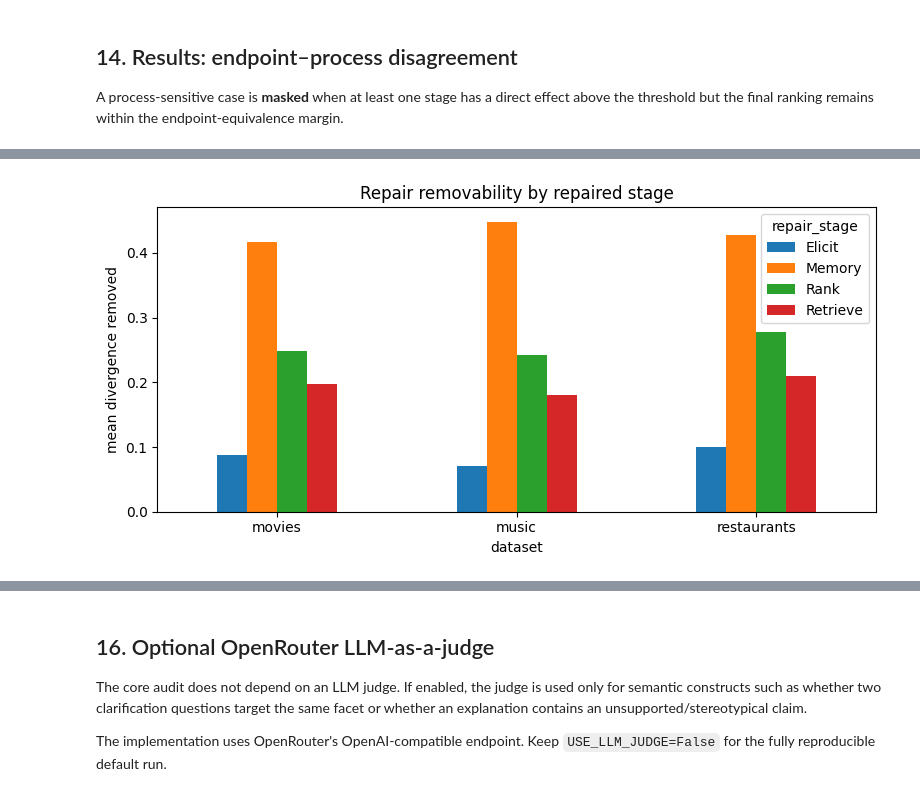
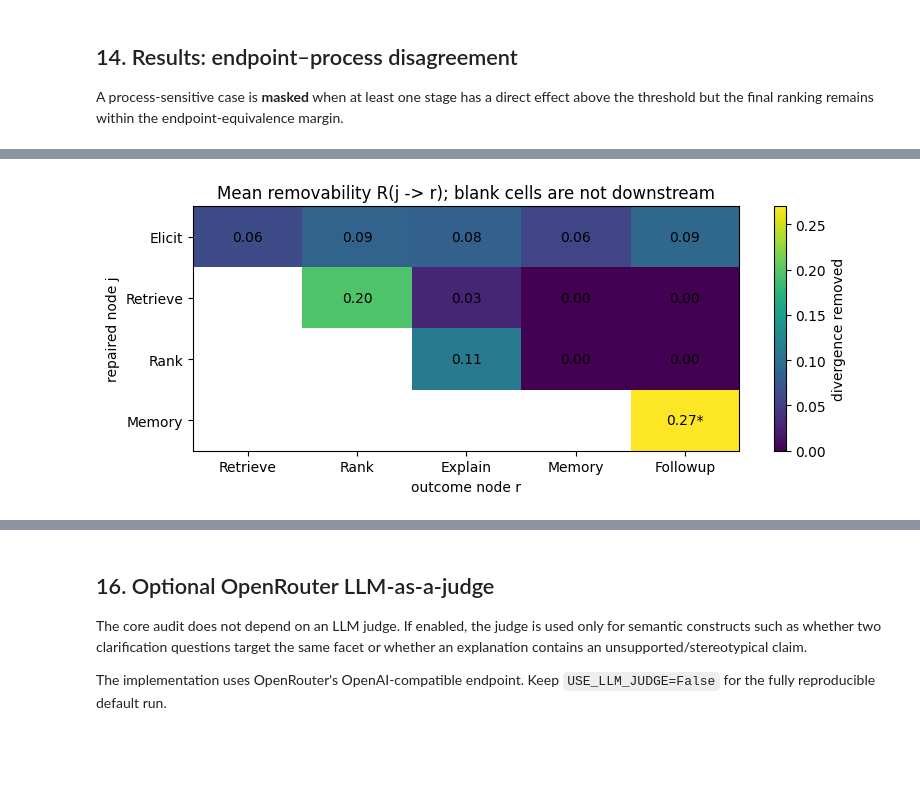
Before and after one commit to JiaruiWang-Jill/fair-trace, a Jupyter notebook: 0907_FAIR_TRACE_SCAFF_ThreeDataset_Music_Colab.ipynb, the cells around one changed output, grey strips where cells are left out. Drawn from its saved outputs; the diff is of its cells as text; code cells hidden in the pictures; blank space fills up the shorter version.

```diff
--- a/0907_FAIR_TRACE_SCAFF_ThreeDataset_Music_Colab.ipynb
+++ b/0907_FAIR_TRACE_SCAFF_ThreeDataset_Music_Colab.ipynb
@@ -57,10 +57,18 @@ STAGES = ["Elicit", "Retrieve", "Rank", "Explain", "Memory"]
 
 # One normalized primary coordinate per stage for localization plots.
 # Detailed coordinates are also retained and reported separately.
+#
+# Rank uses 1 - RBO rather than a top-one gap. A top-one gap flips under
+# decoding stochasticity while staying blind to a reordering that leaves the
+# head of the list intact, which is simultaneously noisy and insensitive.
+# RBO is graded, reads the whole list, and needs no relevance labels, so it
+# stays inside the reference-free layer that D_s^A is defined on. NDCG is not
+# a candidate here: it requires ground-truth relevance and therefore belongs
+# to the oracle/consequence layer, not to sensitivity.
 PRIMARY_METRIC = {
     "Elicit": "pref_jaccard",
     "Retrieve": "candidate_jaccard",
-    "Rank": "top1_gap",
+    "Rank": "rbo_distance",
     "Explain": "reason_jaccard",
     "Memory": "fact_jaccard",
 }
@@ -1668,24 +1738,80 @@ A repair replaces the protected-condition stage output with the valid counterpar
 # %%
 #@title 15. Repair summaries
 repair = RESULTS["repair"].copy()
-repair_summary = (
-    repair.groupby(["dataset", "repair_stage"])[["before", "after", "removability"]]
-    .mean().round(3)
+
+OUTCOME_ORDER = ["Retrieve", "Rank", "Explain", "Memory", "Followup"]
+REPAIR_ORDER = ["Elicit", "Retrieve", "Rank", "Memory"]
+
+removability_matrix = (
+    repair.groupby(["repair_stage", "outcome_node"])["removability"].mean()
+    .unstack("outcome_node").reindex(index=REPAIR_ORDER, columns=OUTCOME_ORDER).round(3)
 )
-display(repair_summary)
+print("Mean removability R(j -> r), pooled over datasets.")
+print("Rows: repaired node j. Columns: outcome node r. Empty cells are not downstream.")
+display(removability_matrix)
 
-fig, ax = plt.subplots(figsize=(8, 4))
-repair_summary["removability"].unstack("repair_stage").plot(kind="bar", ax=ax)
-ax.set_ylabel("mean divergence removed")
-ax.set_title("Repair removability by repaired stage")
-ax.set_xticklabels(repair_summary.index.get_level_values(0).unique(), rotation=0)
+print("Same matrix as a fraction of the pre-repair divergence at that outcome node:")
+before_matrix = (
+    repair.groupby(["repair_stage", "outcome_node"])["before"].mean()
+    .unstack("outcome_node").reindex(index=REPAIR_ORDER, columns=OUTCOME_ORDER)
+)
+display((removability_matrix / before_matrix).round(3))
+
+degenerate = repair[repair["degenerate"]]
+print(
+    f"Flagged as degenerate and excluded from the comparisons below: "
+    f"{len(degenerate)} rows, all (Memory -> Followup)."
+)
+usable = repair[~repair["degenerate"]]
+
+# Guard against the artifact the design is meant to avoid: no usable cell may
+# have its removability equal to its own pre-repair divergence by construction.
+saturated = (
+    usable.groupby(["repair_stage", "outcome_node"])[["before", "removability"]].mean()
+)
+bad = saturated[np.isclose(saturated["before"], saturated["removability"])]
+assert bad.empty, f"outcome node is not strictly downstream of the repair:\n{bad}"
+print("Check passed: no usable (j, r) cell is saturated at its own pre-repair divergence.")
+
+# RQ4: does repairing the implicated stage remove more than repairing an
+# exonerated one? Compared within an outcome node, never across.
+truth = usable.assign(is_true_stage=usable["repair_stage"] == usable["planted_stage"])
+rq4 = (
+    truth.groupby(["outcome_node", "is_true_stage"])["removability"].mean()
+    .unstack().reindex(OUTCOME_ORDER).dropna(how="all")
+)
+rq4.columns = ["exonerated-stage repair", "planted-stage repair"]
+rq4["gap"] = rq4["planted-stage repair"] - rq4["exonerated-stage repair"]
+print("RQ4, compared within each outcome node:")
+display(rq4.round(3))
+
+rq4_by_dataset = (
+    truth.groupby(["dataset", "outcome_node", "is_true_stage"])["removability"].mean()
+    .unstack().dropna(how="all")
+)
+rq4_by_dataset.columns = ["exonerated-stage repair", "planted-stage repair"]
+display(rq4_by_dataset.round(3))
+
+fig, ax = plt.subplots(figsize=(8, 3.4))
+values = removability_matrix.values.astype(float)
+image = ax.imshow(np.ma.masked_invalid(values), aspect="auto", vmin=0)
+ax.set_xticks(range(len(OUTCOME_ORDER)), OUTCOME_ORDER)
+ax.set_yticks(range(len(REPAIR_ORDER)), REPAIR_ORDER)
+ax.set_xlabel("outcome node r")
+ax.set_ylabel("repaired node j")
+ax.set_title("Mean removability R(j -> r); blank cells are not downstream")
+for i in range(values.shape[0]):
+    for j in range(values.shape[1]):
+        if not np.isnan(values[i, j]):
+            label = f"{values[i, j]:.2f}"
+            if REPAIR_ORDER[i] == "Memory" and OUTCOME_ORDER[j] == "Followup":
+                label += "*"
+            ax.text(j, i, label, ha="center", va="center")
+fig.colorbar(image, ax=ax, label="divergence removed")
 plt.tight_layout()
 plt.savefig(OUT / "repair_removability.png", dpi=160, bbox_inches="tight")
 plt.show()
+print("* degenerate: the follow-up turn is a deterministic function of Memory.")
 
-# Does repairing the true planted stage remove more divergence?
-repair_with_truth = repair.assign(is_true_stage=repair["repair_stage"] == repair["planted_stage"])
-true_stage_effect = repair_with_truth.groupby(["dataset", "is_true_stage"])["removability"].mean().unstack()
-true_stage_effect.columns = ["other repair", "true planted-stage repair"]
-display(true_stage_effect.round(3))
+repair_summary = removability_matrix
 # %% [output]
@@ -1706 +1860 @@ display(true_stage_effect.round(3))
-[figure, old version]
+[figure, new version]
```
Also changed, not shown: parts of 11 cells of this notebook.
